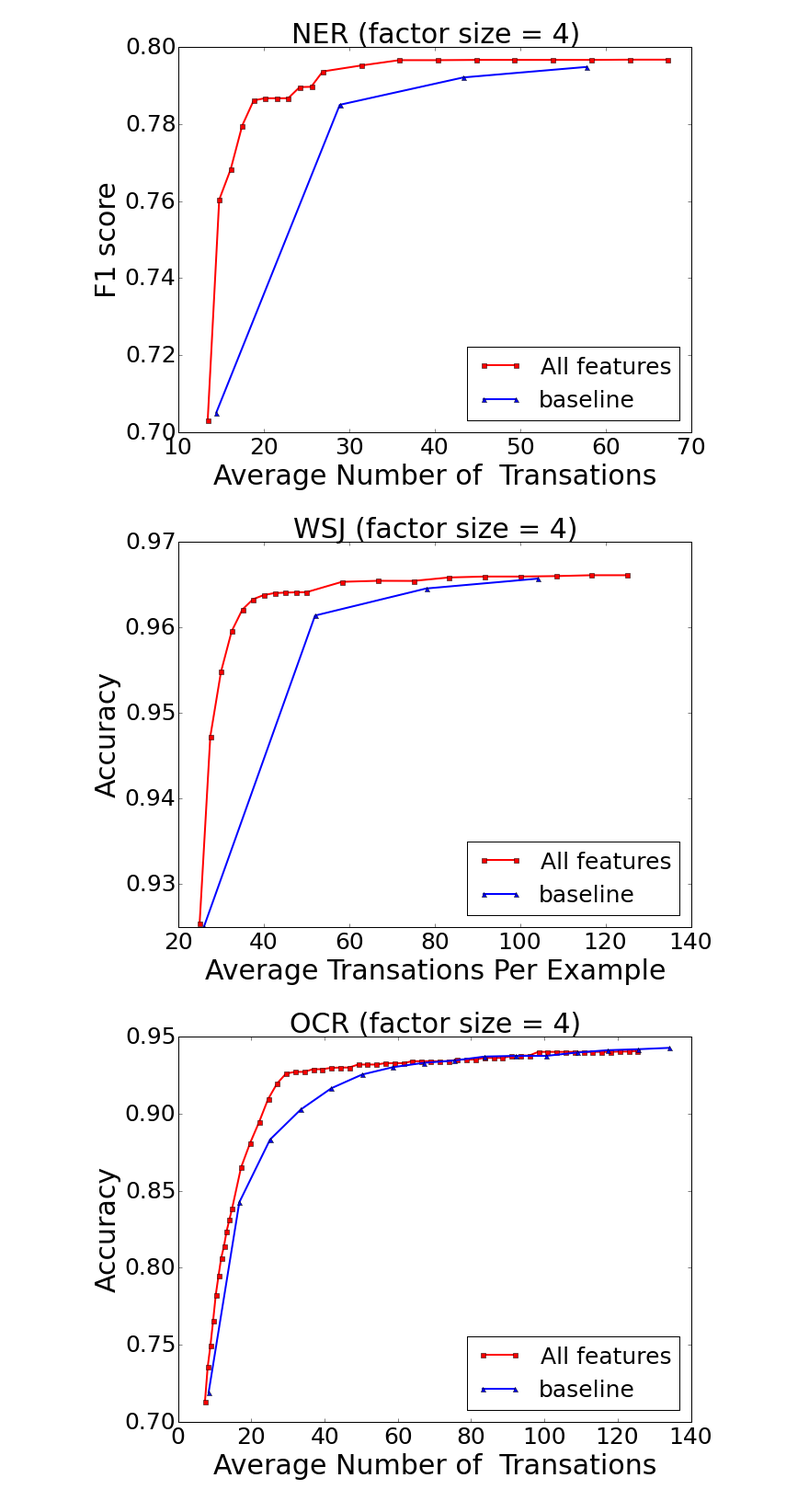
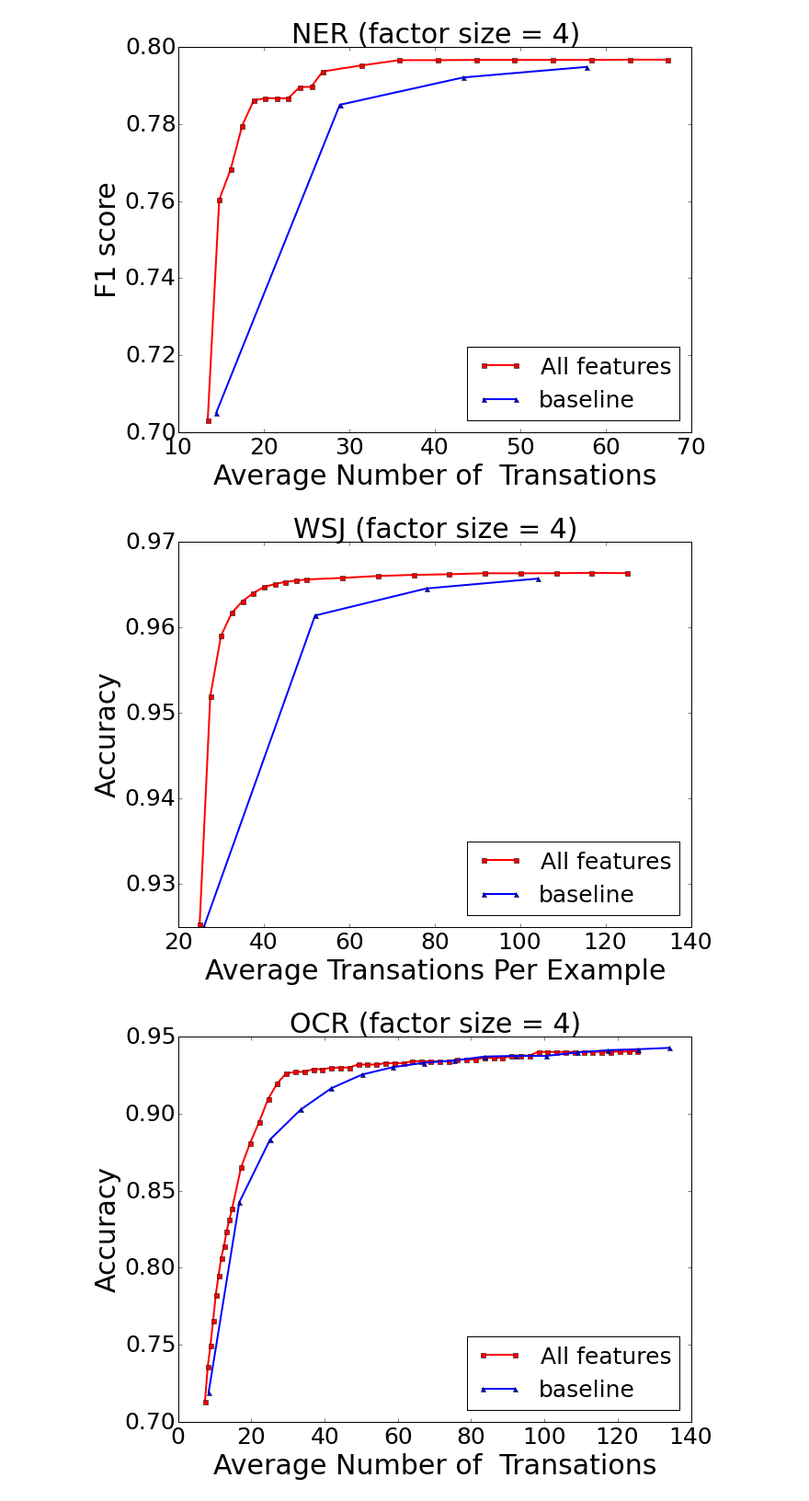
Before and after one commit to strin/HeteroSampler, a Jupyter notebook: shipping.ipynb, the cells around one changed output. Shown: that part at 92% size. Cells and saved outputs as stored; diff of their text form; code cells hidden in the pictures.

```diff
--- a/shipping.ipynb
+++ b/shipping.ipynb
@@ -117,13 +117,13 @@ savefig('figure/ner-f4.pdf')
 # %% [output]
 [figure]
 # %%
-plotPerformanceWithBudgets(['test/wsj/f4/blockpolicy/all/2/tcall_b*/policy.xml', 'test/wsj/f4/gibbs/0/tcall_T*/policy.xml'], \
+plotPerformanceWithBudgets(['test/wsj/f4/blockpolicy/nb+cond-ent+sp+01-cond-ent/2/tcall_b*/policy.xml', 'test/wsj/f4/gibbs/0/tcall_T*/policy.xml'], \
                            _title='WSJ (factor size = 4)',
                            _xlabel='Average Transations Per Example',
                            _ylabel='Accuracy')
-savefig('figure/wsj-f4.pdf')
+savefig('figure/budget/wsj-f4.pdf')
 # %% [output]
-[figure, old version]
+[figure, new version]
 # %%
 plotPerformanceWithBudgets(['test/ocr/f4/blockpolicy/all-T16/1/tcall_b*/policy.xml', 'test/ocr/f4/gibbs/default/1/tcall_T*/policy.xml'], \
                            _title='OCR (factor size = 4)',
```
Also changed, not shown: parts of 13 cells of this notebook, 3 other files.
